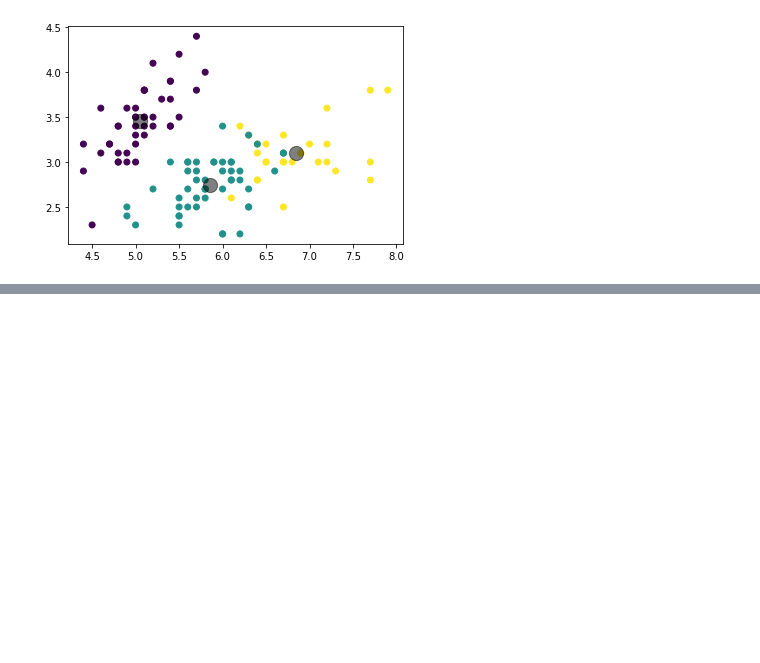
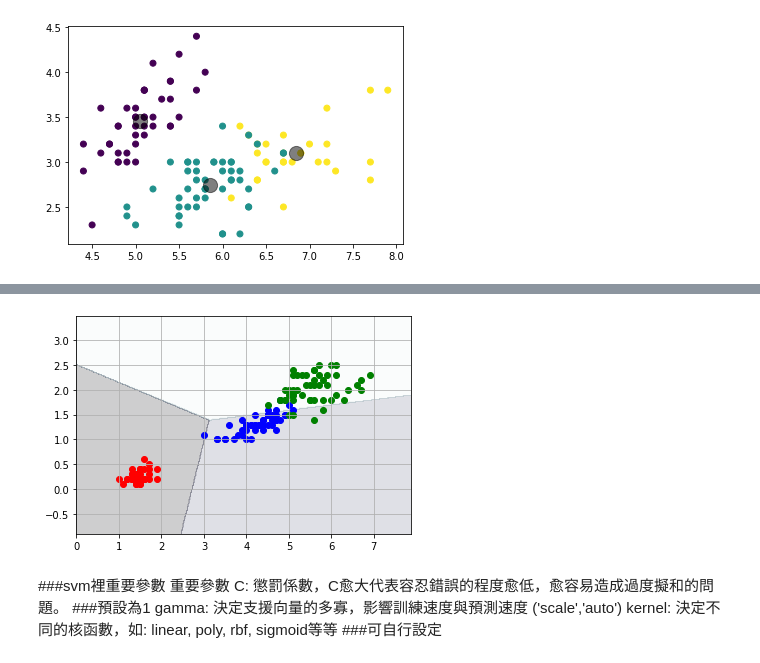
Before and after one commit to hsiuliwang/ai, a Jupyter notebook: 0512.ipynb, the cells around one changed output, grey strips where cells are left out. Saved outputs shown, nothing was run; the diff lists cells and outputs as text; code cells hidden in the pictures; blank space fills up the shorter version.

```diff
--- a/0512.ipynb
+++ b/0512.ipynb
@@ -100,0 +509,4 @@ plt.show()#顯示圖片
+# %%
+###樣本放到training_data裡
+training_data=np.r_[setosa, versicolor, virginica] ###r 結合
+training_labels=np.r_[np.zeros(len(setosa)),np.ones(len(versicolor)),np.ones(len(virginica))*2]
@@ -100,0 +519,27 @@ plt.show()#顯示圖片
+# %%
+###找最大最小值
+training_x_min=training_data[:,0].min()-1
+training_x_max=training_data[:,0].max()+1
+training_y_min=training_data[:,1].min()-1
+training_y_max=training_data[:,1].max()+1
+grid_interval=0.02  ###切割
+
+###對樣本點預測
+xx,yy=np.meshgrid(np.arange(training_x_min,training_x_max,grid_interval),np.arange(training_y_min,training_y_max,grid_interval))
+Z=clf.predict(np.c_[xx.ravel(),yy.ravel()])
+Z=Z.reshape(xx.shape)
+plt.contourf(xx,yy,Z,cmap=plt.cm.bone,alpha=0.2)  ###contourf等高線圖
+plt.autoscale()
+plt.grid()
+plt.scatter(setosa[:,0],setosa[:,1],color='red')
+plt.scatter(versicolor[:,0],versicolor[:,1],color='blue')
+plt.scatter(virginica[:,0],virginica[:,1],color='green')
+plt.show()
+# %% [output]
+[figure, added]
+# %% [markdown]
+###svm裡重要參數
+重要參數
+C: 懲罰係數，C愈大代表容忍錯誤的程度愈低，愈容易造成過度擬和的問題。  ###預設為1
+gamma: 決定支援向量的多寡，影響訓練速度與預測速度 ('scale','auto')
+kernel: 決定不同的核函數，如: linear, poly, rbf, sigmoid等等  ###可自行設定
```
Also changed, not shown: parts of 35 cells of this notebook.
